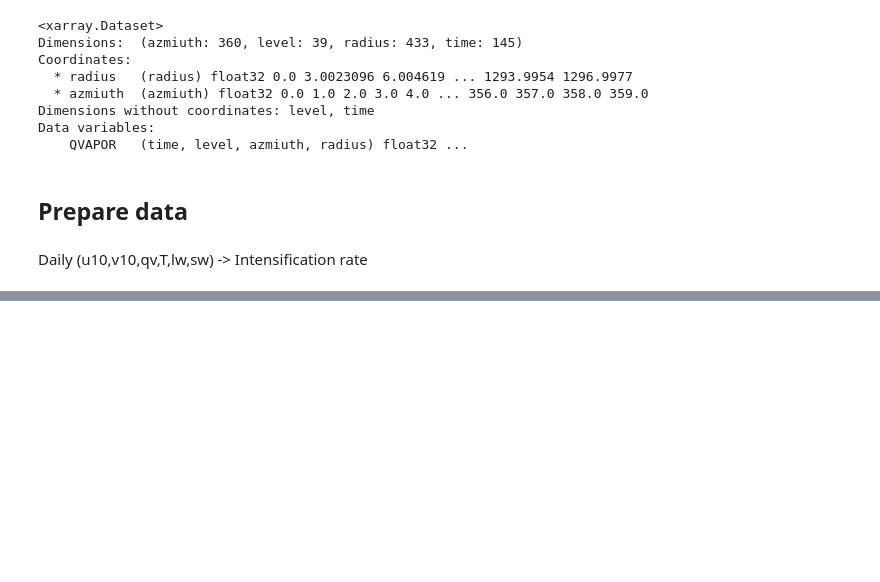
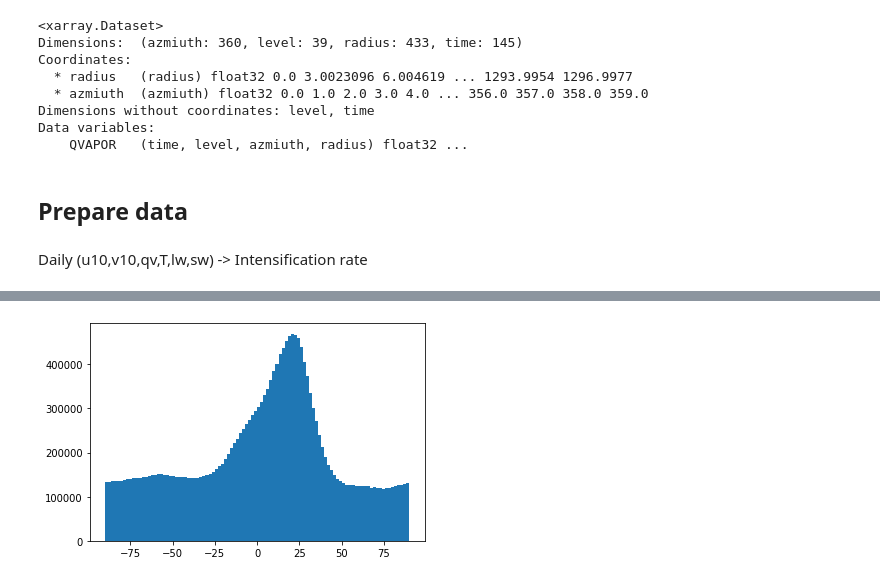
Before and after one commit to tbeucler/2020_TC_CRF, a Jupyter notebook: dev/tbeucler/001_Opening_Files.ipynb, the cells around one changed output, grey strips where cells are left out. Drawn from its saved outputs; the diff is of its cells as text; code cells hidden in the pictures; blank space fills up the shorter version.

```diff
--- a/dev/tbeucler/001_Opening_Files.ipynb
+++ b/dev/tbeucler/001_Opening_Files.ipynb
@@ -203,0 +339,8 @@ Daily (u10,v10,qv,T,lw,sw) -> Intensification rate
+# %%
+d2r = np.pi/180 # deg to rad conversion factor
+# %%
+wdir = (np.arctan(dataV.V10/dataU.U10)/d2r).values
+# %%
+plt.hist(wdir.flatten(),bins=100);
+# %% [output]
+[figure, added]
```
Also changed, not shown: parts of 44 cells of this notebook.
